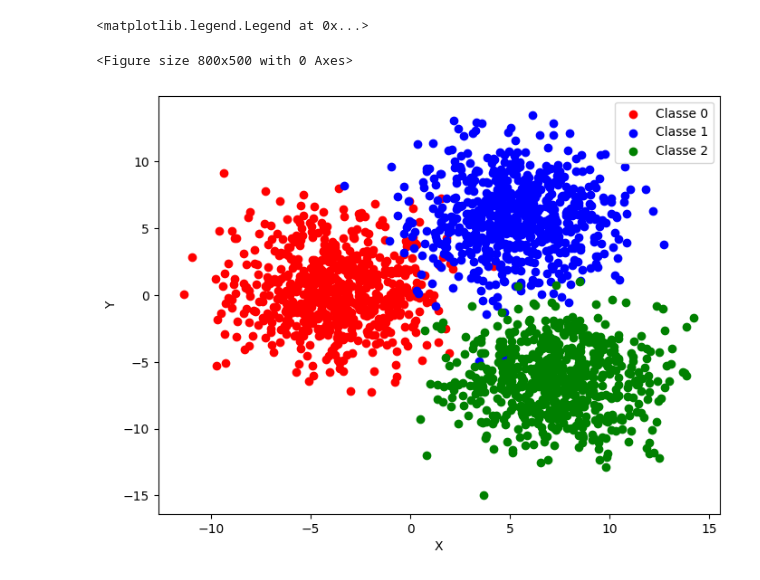
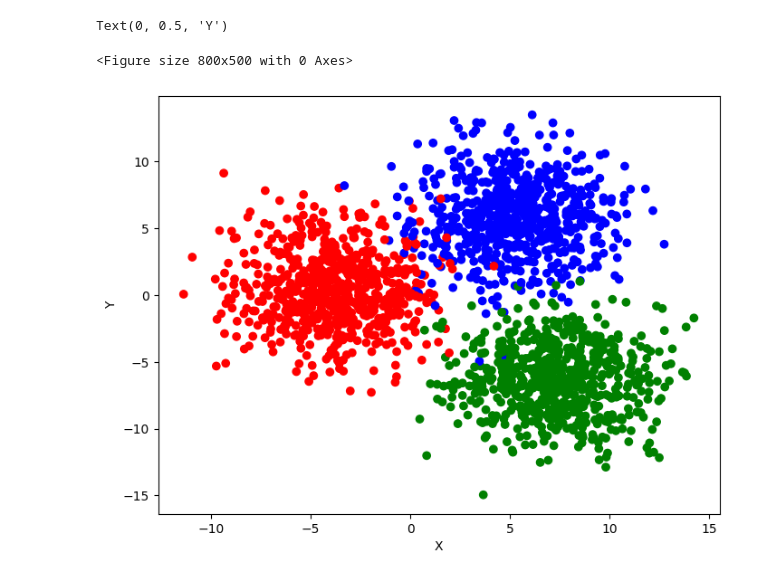
Before and after one commit to joaoluizreolon/ML_DataMining, a Jupyter notebook: trab-2.ipynb, the cells around one changed output. Cells and saved outputs as stored; diff of their text form; code cells hidden in the pictures.

```diff
--- a/trab-2.ipynb
+++ b/trab-2.ipynb
@@ -34,18 +16,16 @@ print(dataframe_train)
 # %%
 plt.figure(figsize=(8,5))
 label_colors = {0: 'red', 1: 'blue', 2: 'green'}
 
 # Create the scatter plot
 plt.figure(figsize=(8, 6))
-for label, color in label_colors.items():
-    subset = dataframe_data[dataframe_data['label'] == label]
-    plt.scatter(subset['x'], subset['y'], c=color, label=f'Classe {label}')
+plt.scatter(dataframe_train['x'], dataframe_train['y'], c=dataframe_data['label'].apply(lambda x: label_colors[x]))
 
 # Add labels and legend
 plt.xlabel('X')
 plt.ylabel('Y')
-plt.legend()
+# plt.legend()
 # %% [output]
-<matplotlib.legend.Legend at 0x...>
+Text(0, 0.5, 'Y')
 <Figure size 800x500 with 0 Axes>
-[figure, old version]
+[figure, new version]
```
Also changed, not shown: parts of 22 cells of this notebook, 4 other files.
